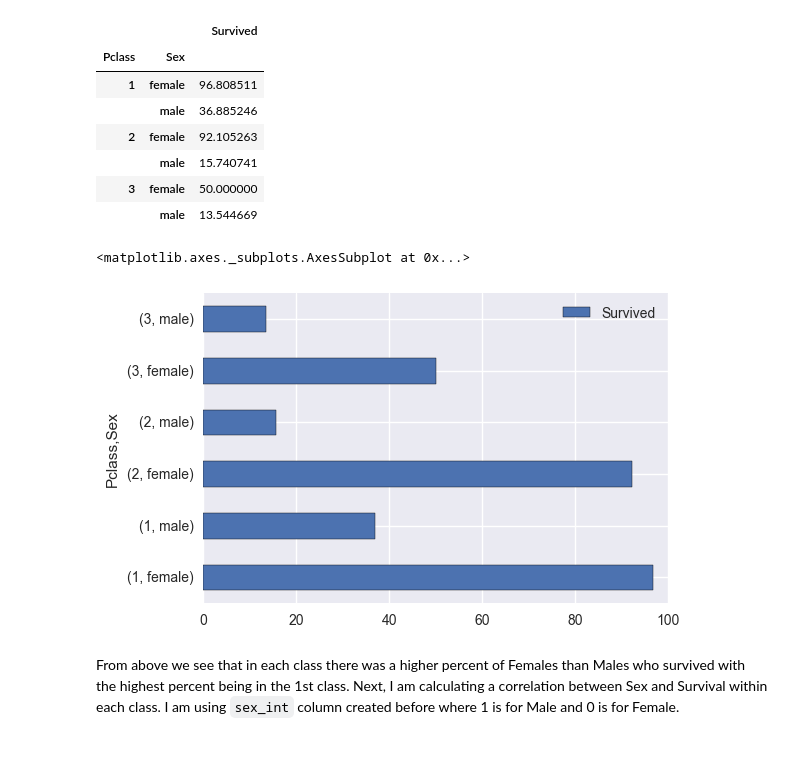
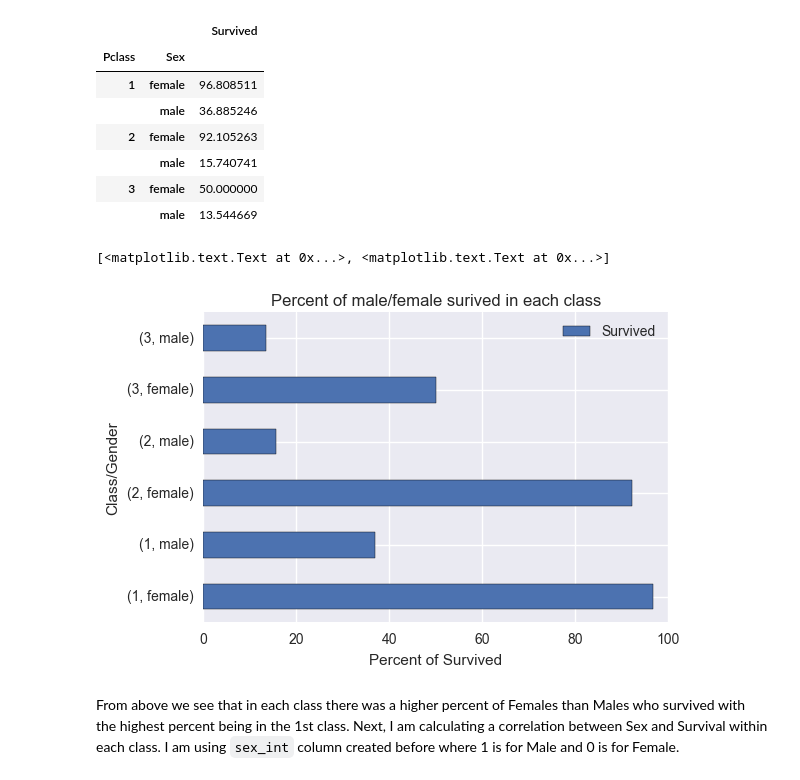
Before and after one commit to julia-kudinovich/data-analysis-p2-investigate-dataset, a Jupyter notebook: P2 Investigate a Dataset.ipynb, the cells around one changed output. Drawn from its saved outputs; the diff is of its cells as text; code cells hidden in the pictures; blank space fills up the shorter version.

```diff
--- a/P2 Investigate a Dataset.ipynb
+++ b/P2 Investigate a Dataset.ipynb
@@ -197,11 +201,12 @@ percent
 |  | male | 15.740741 |
 | 3 | female | 50.000000 |
 |  | male | 13.544669 |
-# %%
-percent.plot(kind='barh')
-# %% [output]
-<matplotlib.axes._subplots.AxesSubplot at 0x...>
-[figure, removed]
+# %%
+graph = percent.plot(kind='barh', title='Percent of male/female surived in each class')
+graph.set(ylabel = "Class/Gender", xlabel = "Percent of Survived")
+# %% [output]
+[<matplotlib.text.Text at 0x...>, <matplotlib.text.Text at 0x...>]
+[figure, added]
 # %% [markdown]
 From above we see that in each class there was a higher percent of Females than Males who survived with the highest percent being in the 1st class.
 Next, I am calculating a correlation between Sex and Survival within each class. I am using `sex_int` column created before where 1 is for Male and 0 is for Female.
```
Also changed, not shown: parts of 3 cells of this notebook, 1 other file.
